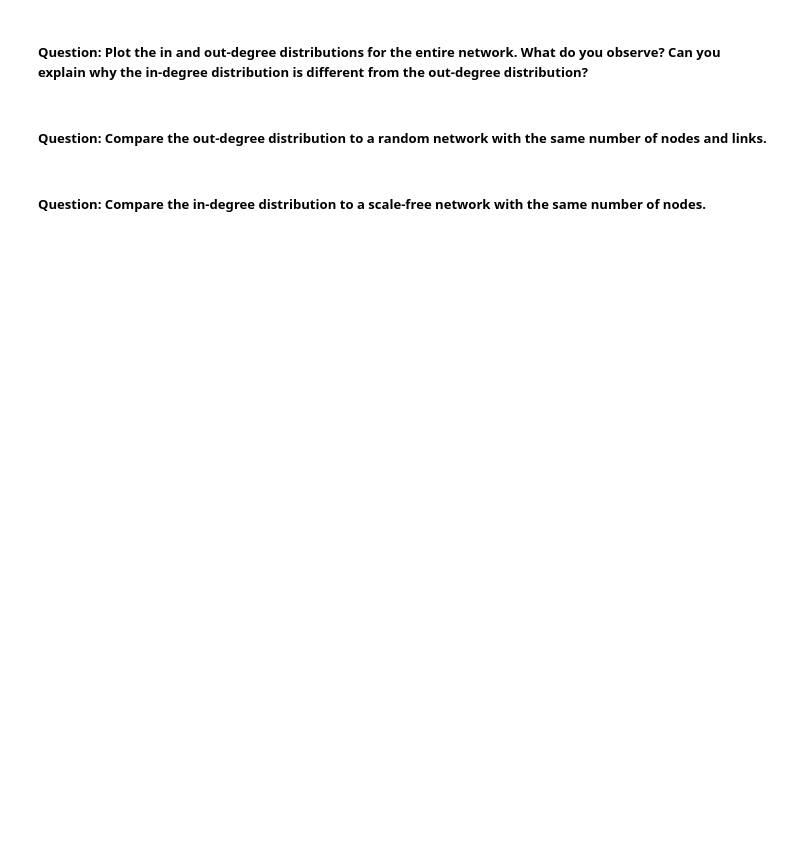
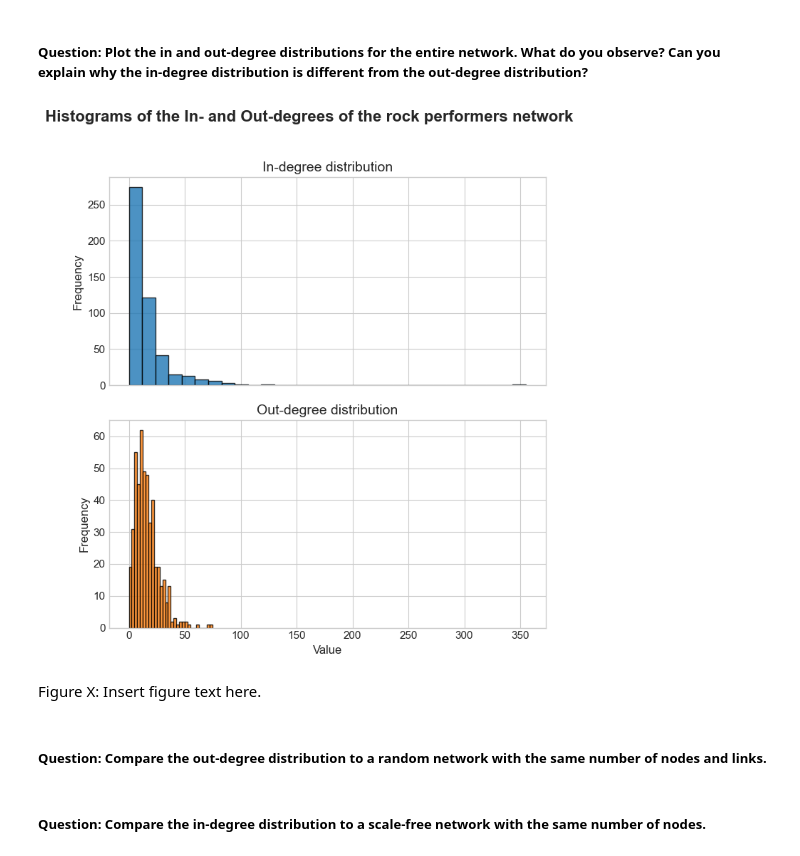
Before and after one commit to sorenstange/02805_Social_graphs_and_interactions, a Jupyter notebook: Assignment_1.ipynb, the cells around one changed output. Cells and saved outputs as stored; diff of their text form; code cells hidden in the pictures; blank space fills up the shorter version.

```diff
--- a/Assignment_1.ipynb
+++ b/Assignment_1.ipynb
@@ -168,8 +168,44 @@ def create_network(data):
         for links_to_node in links_to:
             if links_to_node in Nodes:
                 G.add_edge(Node, links_to_node)
+
+    # Extract the largest component
+    components = nx.weakly_connected_components(G)
+    largest = max(components, key=len)
+    G = G.subgraph(largest).copy()
     return G
 
+def plot_stacked_histograms(array1, array2, bins=30, suptitle = 'Histograms of the In- and Out-degrees of the rock performers network', title1 = 'In-degree distribution', title2 = 'Out-degree distribution', xlabel="Value", ylabel="Frequency"):
+    plt.style.use("seaborn-v0_8-whitegrid")
+    plt.rcParams.update({
+        "font.size": 12,
+        "axes.titlesize": 14,
+        "axes.labelsize": 12,
+        "xtick.labelsize": 11,
+        "ytick.labelsize": 11,
+        "legend.fontsize": 11,
+        "figure.titlesize": 16
+    })
+
+    fig, axes = plt.subplots(2, 1, figsize=(7, 8), sharex=True)
+
+    # First histogram
+    axes[0].hist(array1, bins=bins, color="#1f77b4", alpha=0.8, edgecolor="black")
+    axes[0].set_title(title1)
+    axes[0].set_ylabel(ylabel)
+
+    # Second histogram
+    axes[1].hist(array2, bins=bins, color="#ff7f0e", alpha=0.8, edgecolor="black")
+    axes[1].set_title(title2)
+    axes[1].set_xlabel(xlabel)
+    axes[1].set_ylabel(ylabel)
+
+    # Layout adjustments
+    fig.suptitle(suptitle, fontsize=16, weight="bold")
+    fig.tight_layout(rect=[0, 0, 1, 0.96])
+
+    plt.show()
+
 G = create_network(data)
 # %% [markdown]
 ##### Question: What is the number of nodes in the network?
@@ -185,7 +225,14 @@ print(f'A: There are {len(G.edges())} links in the network.\n')
 ##### Question: Plot the in and out-degree distributions for the entire network. What do you observe? Can you explain why the in-degree distribution is different from the out-degree distribution?
 # %%
 # Answer:
-### Insert code here
+in_degree = [deg for _, deg in G.in_degree()]
+out_degree = [deg for _, deg in G.out_degree()]
+
+plot_stacked_histograms(in_degree, out_degree, bins = 30)
+# %% [output]
+[figure, added]
+# %% [markdown]
+Figure X: Insert figure text here.
 # %% [markdown]
 ##### Question: Compare the out-degree distribution to a random network with the same number of nodes and links.
 # %%
```
Also changed, not shown: parts of 6 cells of this notebook.
